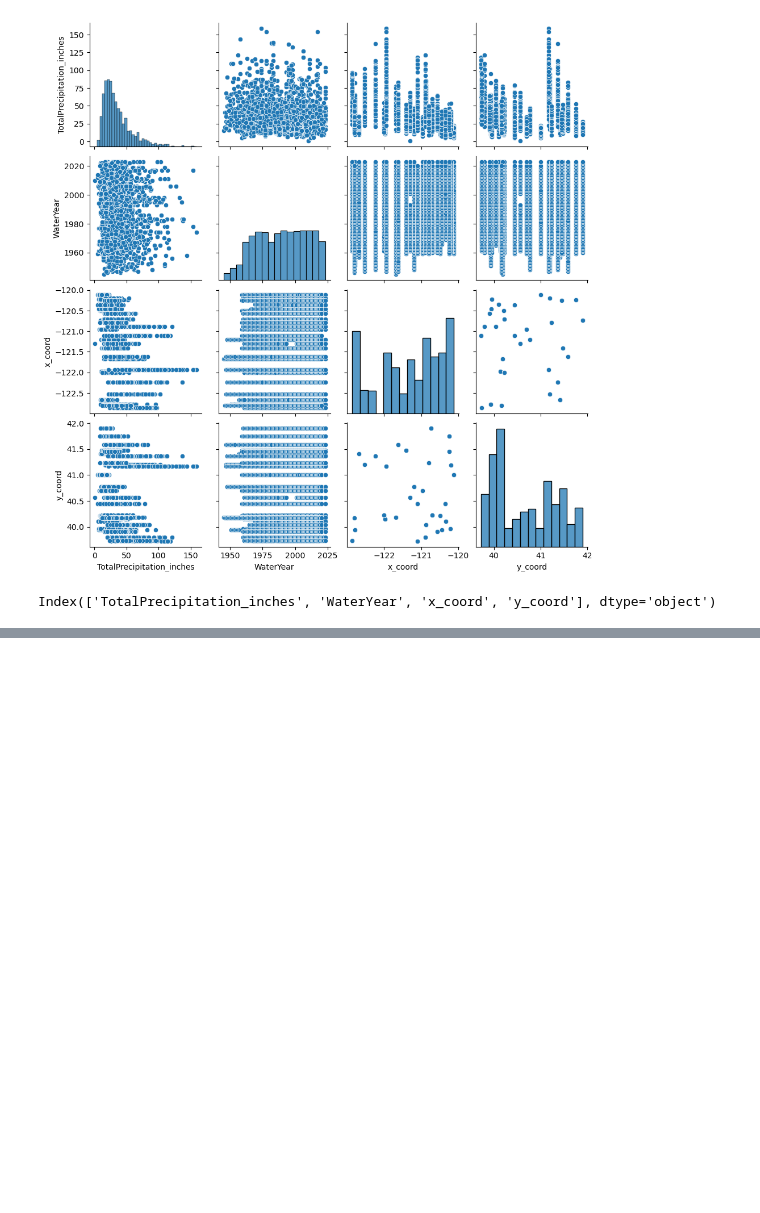
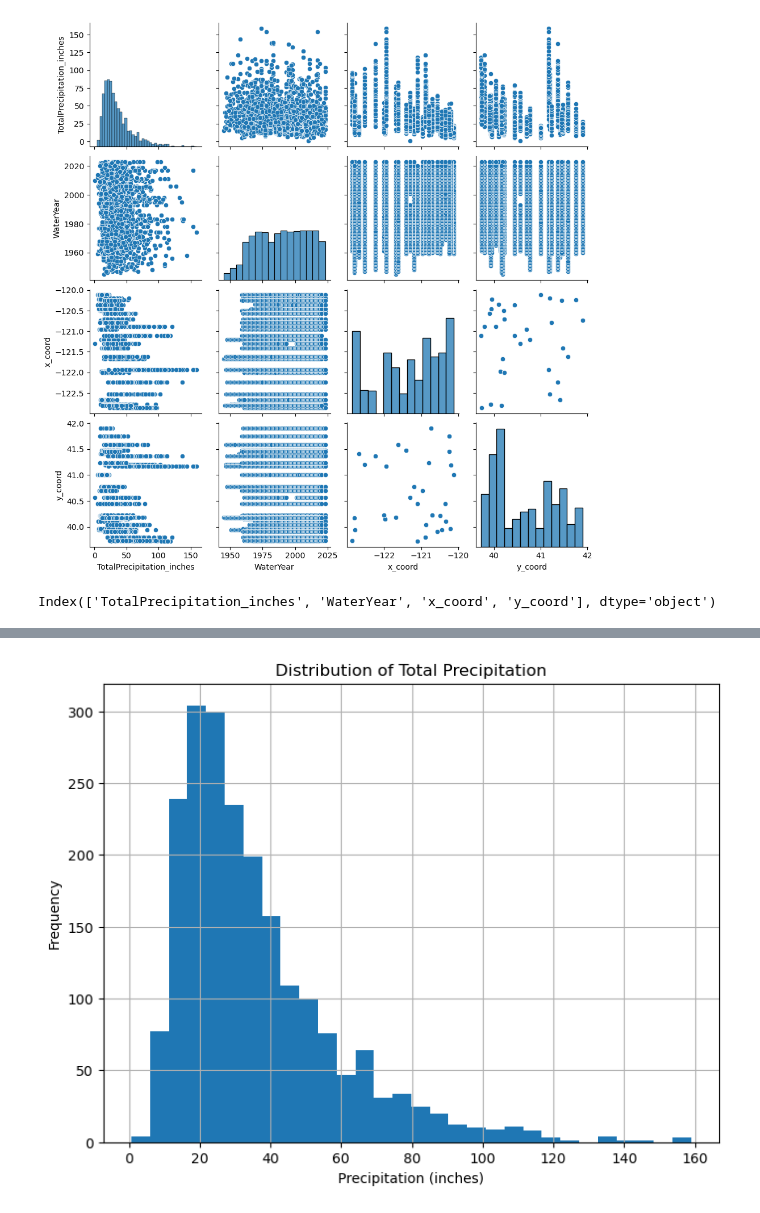
Before and after one commit to ria-bhandari/ECS_171_Project_FQ-24, a Jupyter notebook: Scripts/data_preprocessing.ipynb, the cells around one changed output, grey strips where cells are left out. Saved outputs shown, nothing was run; the diff lists cells and outputs as text; code cells hidden in the pictures; blank space fills up the shorter version.

```diff
--- a/Scripts/data_preprocessing.ipynb
+++ b/Scripts/data_preprocessing.ipynb
@@ -120,0 +145,8 @@ final_data = df_rainfall.drop(columns=['BeginGageServiceDate', 'EndGageServiceDa
+# %%
+final_data['TotalPrecipitation_inches'].dropna().hist(bins=30, figsize=(8, 6))
+plt.title('Distribution of Total Precipitation')
+plt.xlabel('Precipitation (inches)')
+plt.ylabel('Frequency')
+plt.show()
+# %% [output]
+[figure, added]
```
Also changed, not shown: parts of 3 cells of this notebook, 1 other file.
